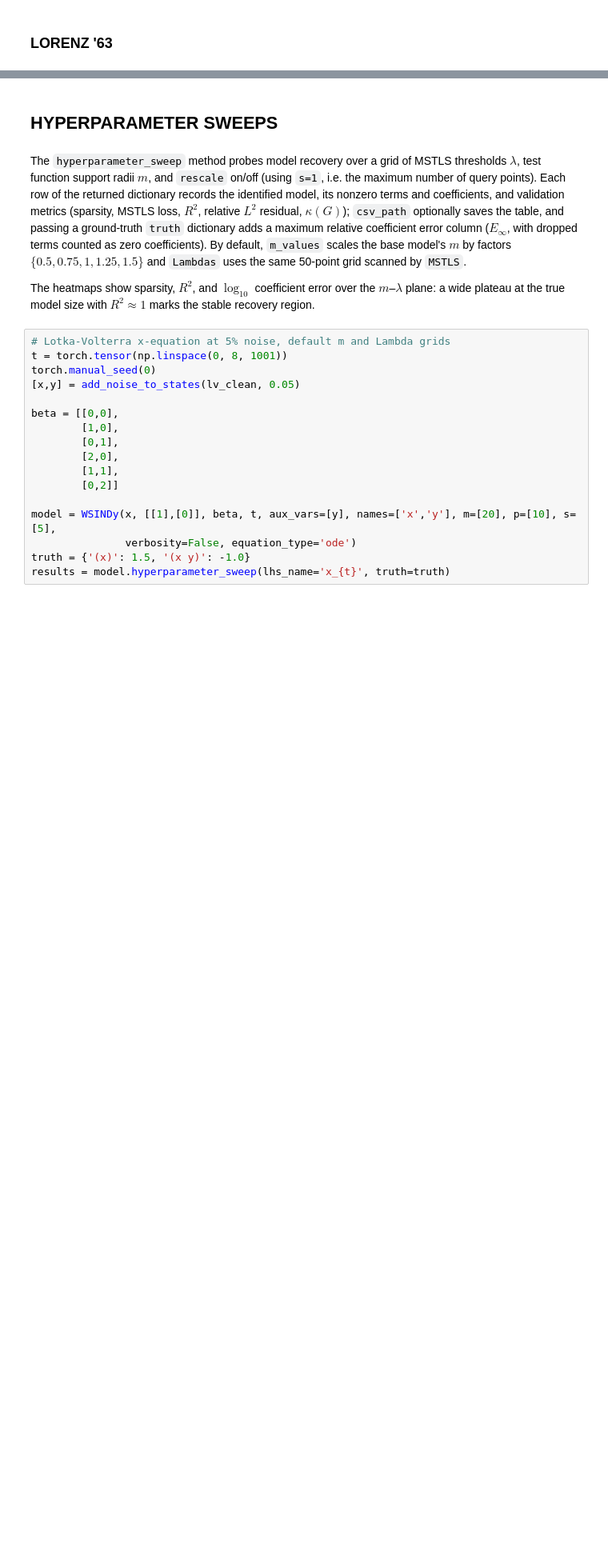
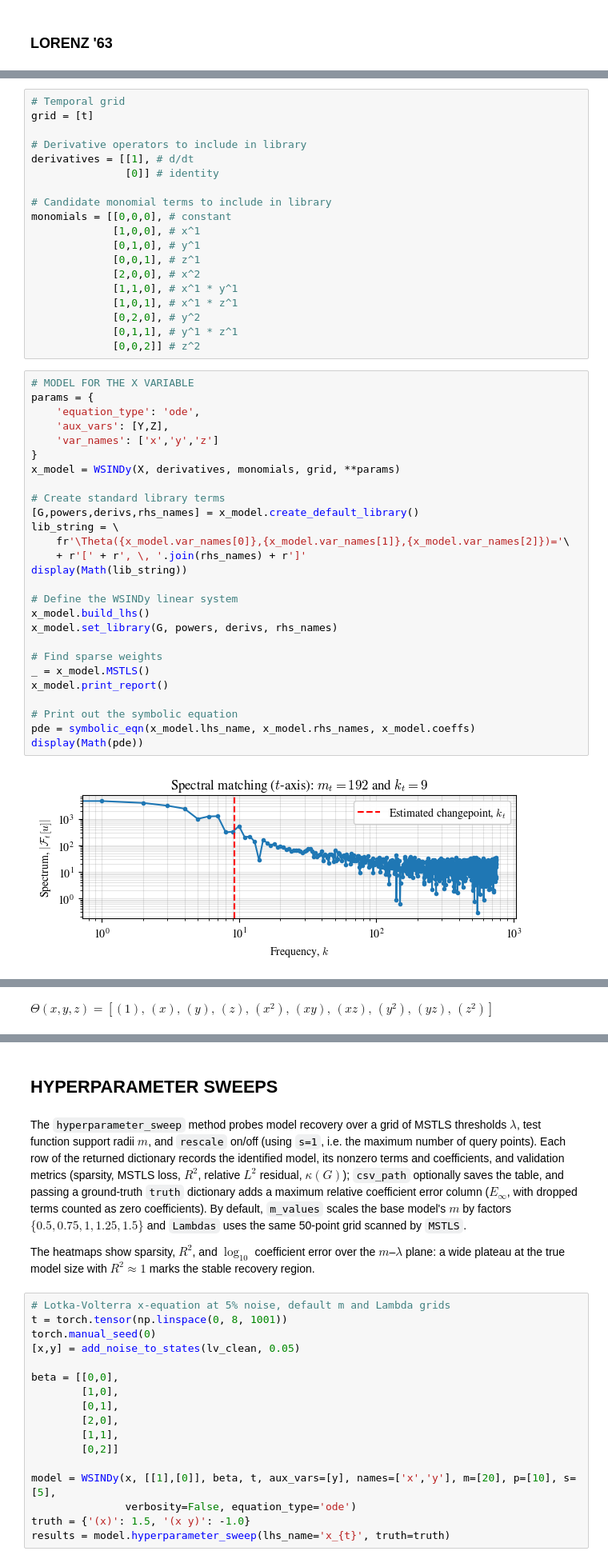
Before and after one commit to SethMinor/PyWSINDy-for-PDEs, a Jupyter notebook: dev/wsindy_dev.ipynb, the cells around one changed output, grey strips where cells are left out. Shown at 80% size. Cells and saved outputs as stored; diff of their text form; blank space fills up the shorter version.

```diff
--- a/dev/wsindy_dev.ipynb
+++ b/dev/wsindy_dev.ipynb
@@ -678,0 +769,48 @@ Verified: (z) = -2.6635 (true -2.66667), (x y) = 0.9995 (true 1)
+# %%
+# Temporal grid
+grid = [t]
+
+# Derivative operators to include in library
+derivatives = [[1], # d/dt
+               [0]] # identity
+
+# Candidate monomial terms to include in library
+monomials = [[0,0,0], # constant
+             [1,0,0], # x^1
+             [0,1,0], # y^1
+             [0,0,1], # z^1
+             [2,0,0], # x^2
+             [1,1,0], # x^1 * y^1
+             [1,0,1], # x^1 * z^1
+             [0,2,0], # y^2
+             [0,1,1], # y^1 * z^1
+             [0,0,2]] # z^2
+# %%
+# MODEL FOR THE X VARIABLE
+params = {
+    'equation_type': 'ode',
+    'aux_vars': [Y,Z],
+    'var_names': ['x','y','z']
+}
+x_model = WSINDy(X, derivatives, monomials, grid, **params)
+
+# Create standard library terms
+[G,powers,derivs,rhs_names] = x_model.create_default_library()
+lib_string = \
+    fr'\Theta({x_model.var_names[0]},{x_model.var_names[1]},{x_model.var_names[2]})='\
+    + r'[' + r', \, '.join(rhs_names) + r']'
+display(Math(lib_string))
+
+# Define the WSINDy linear system
+x_model.build_lhs()
+x_model.set_library(G, powers, derivs, rhs_names)
+
+# Find sparse weights
+_ = x_model.MSTLS()
+x_model.print_report()
+
+# Print out the symbolic equation
+pde = symbolic_eqn(x_model.lhs_name, x_model.rhs_names, x_model.coeffs)
+display(Math(pde))
+# %% [output]
+[figure, added]
@@ -678,0 +819 @@ Verified: (z) = -2.6635 (true -2.66667), (x y) = 0.9995 (true 1)
+$\displaystyle \Theta(x,y,z)=[(1), \, (x), \, (y), \, (z), \, (x^2), \, (x y), \, (x z), \, (y^2), \, (y z), \, (z^2)]$
```
Also changed, not shown: parts of 25 cells of this notebook, 11 other files.
